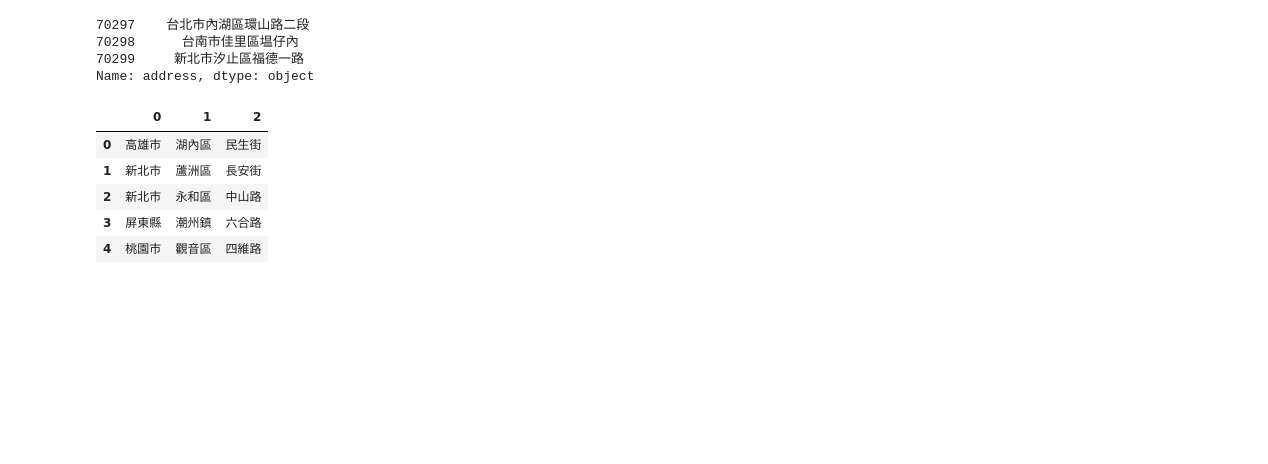
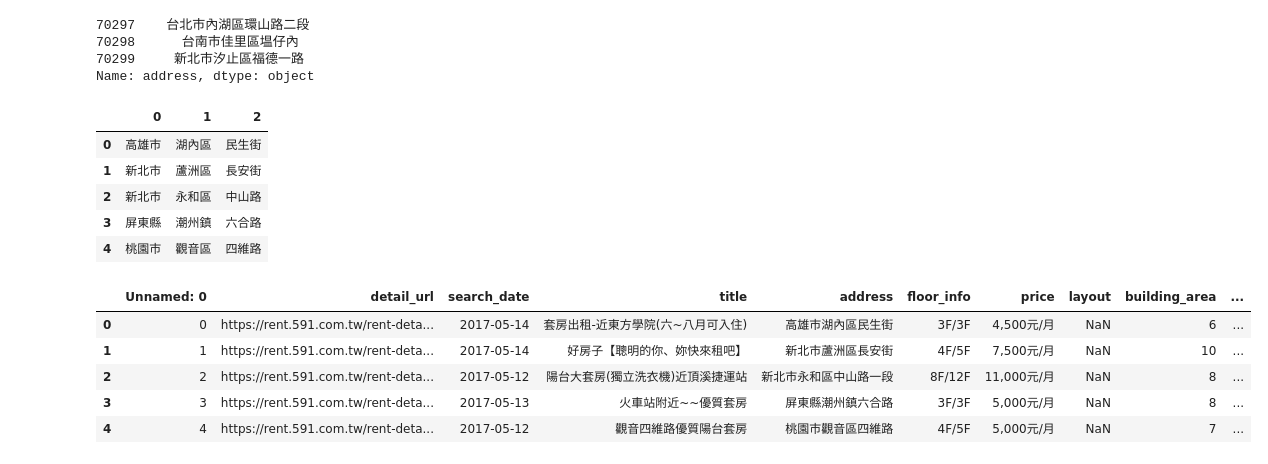
Before and after one commit to ywchiu/chinalife, a Jupyter notebook: Demo20191001.ipynb, the cells around one changed output. Cells and saved outputs as stored; diff of their text form; code cells hidden in the pictures; blank space fills up the shorter version.

```diff
--- a/Demo20191001.ipynb
+++ b/Demo20191001.ipynb
@@ -1213,0 +1225,10 @@ house['address'].str.extract('(.+[市縣])(.+[區鎮鄉市])(.+[村街路])').he
+# %%
+b = pandas.read_excel('591_sample.xlsx')
+b
+# %% [output]
+|  | Unnamed: 0 | detail_url | search_date | title | address | floor_info | price | layout | building_area | ... |
+| 0 | 0 | https://rent.591.com.tw/rent-deta... | 2017-05-14 | 套房出租-近東方學院(六~八月可入住) | 高雄市湖內區民生街 | 3F/3F | 4,500元/月 | NaN | 6 | ... |
+| 1 | 1 | https://rent.591.com.tw/rent-deta... | 2017-05-14 | 好房子【聰明的你、妳快來租吧】 | 新北市蘆洲區長安街 | 4F/5F | 7,500元/月 | NaN | 10 | ... |
+| 2 | 2 | https://rent.591.com.tw/rent-deta... | 2017-05-12 | 陽台大套房(獨立洗衣機)近頂溪捷運站 | 新北市永和區中山路一段 | 8F/12F | 11,000元/月 | NaN | 8 | ... |
+| 3 | 3 | https://rent.591.com.tw/rent-deta... | 2017-05-13 | 火車站附近~~優質套房 | 屏東縣潮州鎮六合路 | 3F/3F | 5,000元/月 | NaN | 8 | ... |
+| 4 | 4 | https://rent.591.com.tw/rent-deta... | 2017-05-12 | 觀音四維路優質陽台套房 | 桃園市觀音區四維路 | 4F/5F | 5,000元/月 | NaN | 7 | ... |
```
Also changed, not shown: parts of 33 cells of this notebook.
